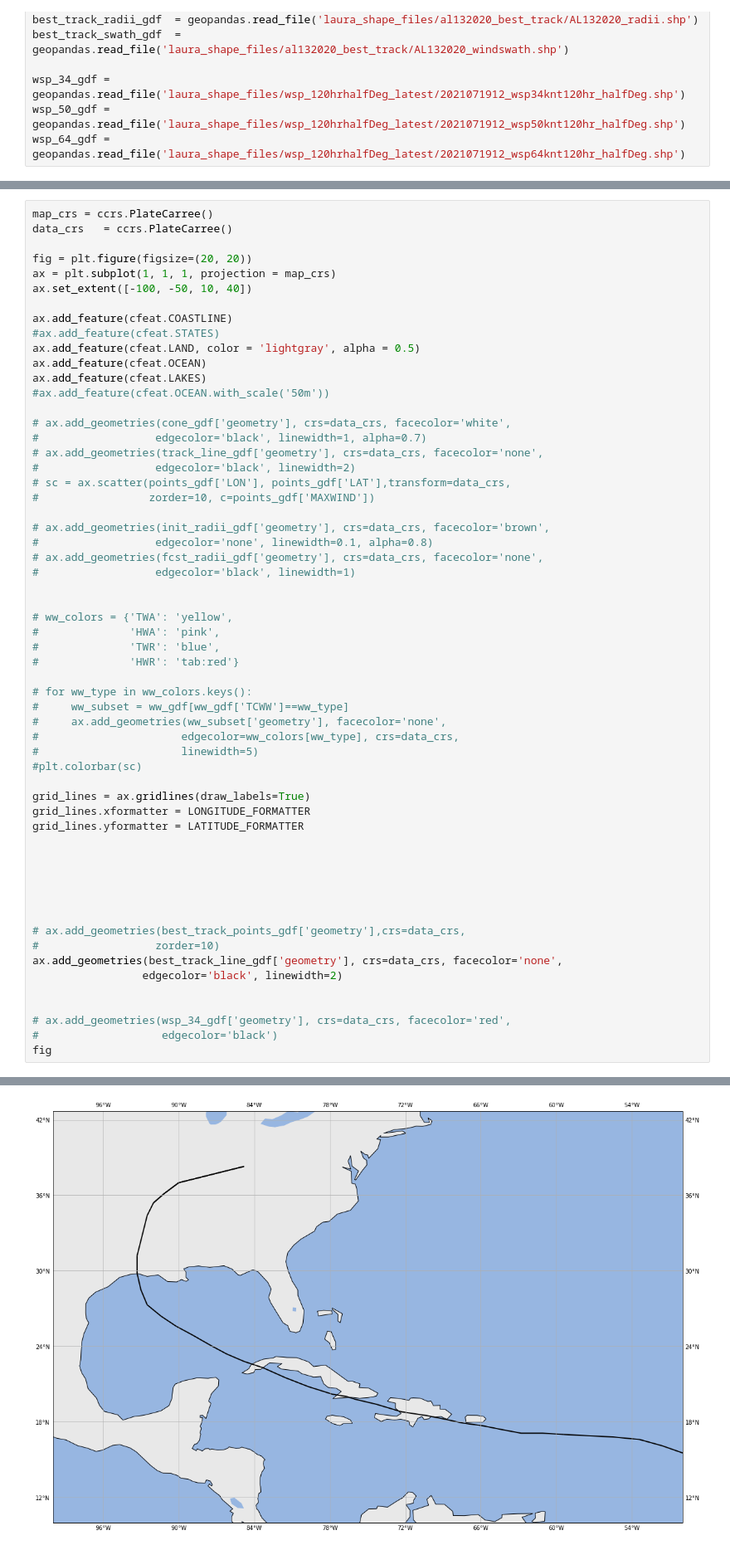
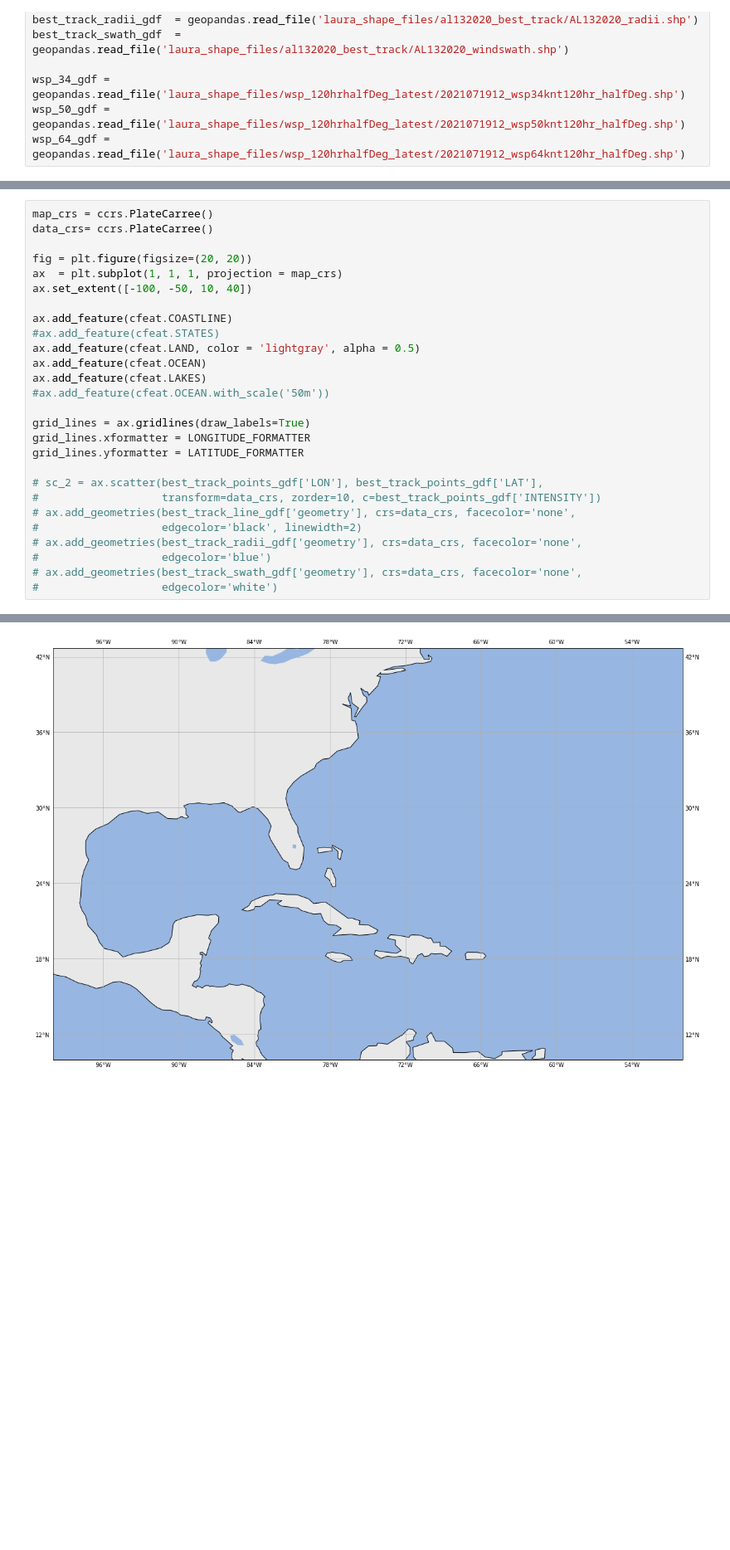
Before and after one commit to jmedinah09/UnidataProjects, a Jupyter notebook: tropical_cyclone_plot_project/Tropical_Cyclone_Plot_Project.ipynb, the cells around one changed output, grey strips where cells are left out. Shown at 83% size. Drawn from its saved outputs; the diff is of its cells as text; blank space fills up the shorter version.

```diff
--- a/tropical_cyclone_plot_project/Tropical_Cyclone_Plot_Project.ipynb
+++ b/tropical_cyclone_plot_project/Tropical_Cyclone_Plot_Project.ipynb
@@ -131,9 +68,9 @@ TypeError: 'Series' objects are mutable, thus they cannot be hashed
 # %%
 map_crs = ccrs.PlateCarree()
-data_crs   = ccrs.PlateCarree()
+data_crs= ccrs.PlateCarree()
 
 fig = plt.figure(figsize=(20, 20))
-ax = plt.subplot(1, 1, 1, projection = map_crs)
+ax  = plt.subplot(1, 1, 1, projection = map_crs)
 ax.set_extent([-100, -50, 10, 40])
 
 ax.add_feature(cfeat.COASTLINE)
@@ -143,47 +80,16 @@ ax.add_feature(cfeat.OCEAN)
 ax.add_feature(cfeat.LAKES)
 #ax.add_feature(cfeat.OCEAN.with_scale('50m'))
 
-# ax.add_geometries(cone_gdf['geometry'], crs=data_crs, facecolor='white',
-#                  edgecolor='black', linewidth=1, alpha=0.7)
-# ax.add_geometries(track_line_gdf['geometry'], crs=data_crs, facecolor='none',
-#                  edgecolor='black', linewidth=2)
-# sc = ax.scatter(points_gdf['LON'], points_gdf['LAT'],transform=data_crs,
-#                 zorder=10, c=points_gdf['MAXWIND'])
-
-# ax.add_geometries(init_radii_gdf['geometry'], crs=data_crs, facecolor='brown',
-#                  edgecolor='none', linewidth=0.1, alpha=0.8)
-# ax.add_geometries(fcst_radii_gdf['geometry'], crs=data_crs, facecolor='none',
-#                  edgecolor='black', linewidth=1)
-
-
-# ww_colors = {'TWA': 'yellow',
-#              'HWA': 'pink',
-#              'TWR': 'blue',
-#              'HWR': 'tab:red'}
-
-# for ww_type in ww_colors.keys():
-#     ww_subset = ww_gdf[ww_gdf['TCWW']==ww_type]
-#     ax.add_geometries(ww_subset['geometry'], facecolor='none',
-#                      edgecolor=ww_colors[ww_type], crs=data_crs,
-#                      linewidth=5)
-#plt.colorbar(sc)
-
 grid_lines = ax.gridlines(draw_labels=True)
 grid_lines.xformatter = LONGITUDE_FORMATTER
 grid_lines.yformatter = LATITUDE_FORMATTER
 
-
-
-
-
-
-# ax.add_geometries(best_track_points_gdf['geometry'],crs=data_crs,
-#                  zorder=10)
-ax.add_geometries(best_track_line_gdf['geometry'], crs=data_crs, facecolor='none',
-                 edgecolor='black', linewidth=2)
-
-
-# ax.add_geometries(wsp_34_gdf['geometry'], crs=data_crs, facecolor='red',
-#                   edgecolor='black')
-fig
+# sc_2 = ax.scatter(best_track_points_gdf['LON'], best_track_points_gdf['LAT'],
+#                   transform=data_crs, zorder=10, c=best_track_points_gdf['INTENSITY'])
+# ax.add_geometries(best_track_line_gdf['geometry'], crs=data_crs, facecolor='none',
+#                   edgecolor='black', linewidth=2)
+# ax.add_geometries(best_track_radii_gdf['geometry'], crs=data_crs, facecolor='none',
+#                   edgecolor='blue')
+# ax.add_geometries(best_track_swath_gdf['geometry'], crs=data_crs, facecolor='none',
+#                   edgecolor='white')
 # %% [output]
@@ -190 +98 @@ fig
-[figure, old version]
+[figure, new version]
```
Also changed, not shown: parts of 7 cells of this notebook, 43 other files.
